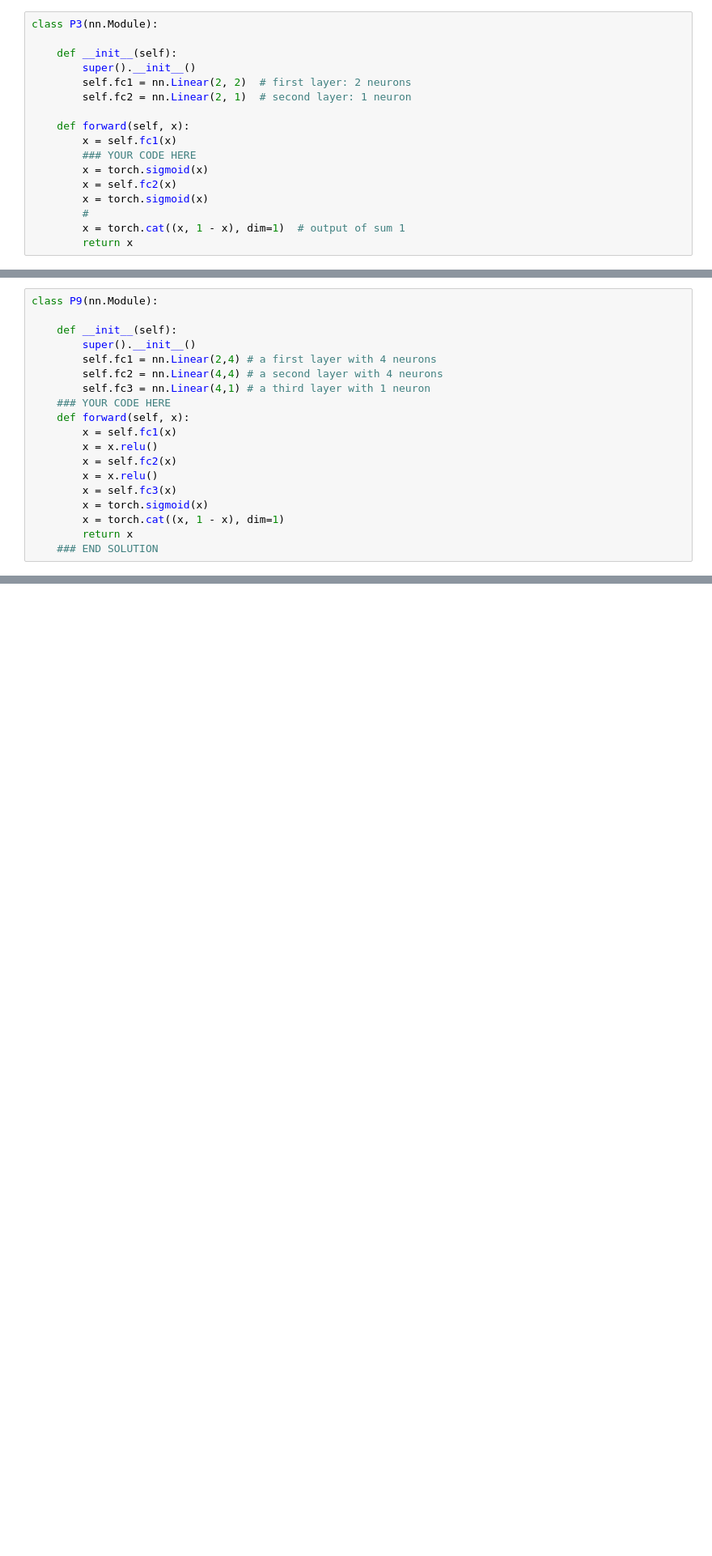
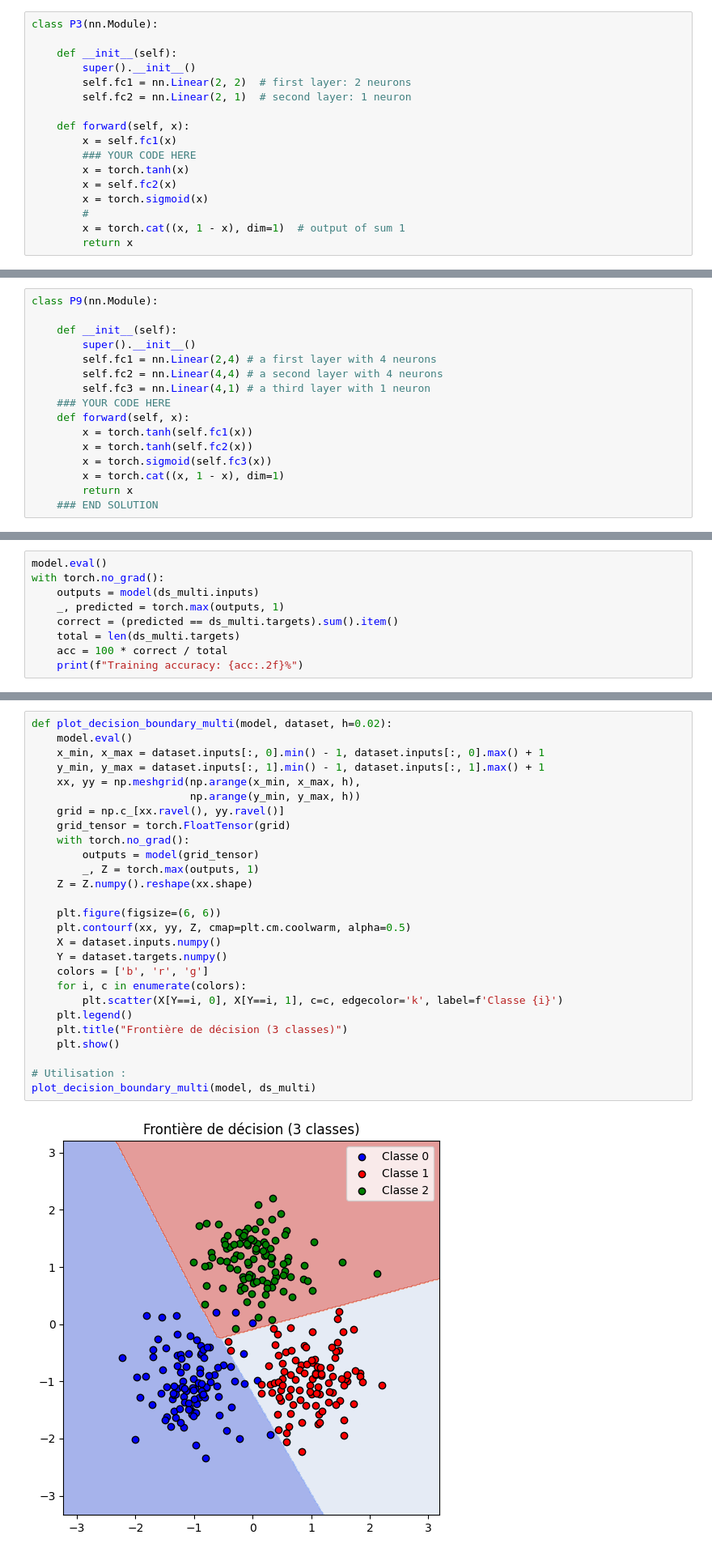
Before and after one commit to Maximelaurent38/Machine-Learning, a Jupyter notebook: practicals/P1/P1_instructions.ipynb, the cells around one changed output, grey strips where cells are left out. Shown: that part at 81% size. Cells and saved outputs as stored; diff of their text form; blank space fills up the shorter version.

```diff
--- a/practicals/P1/P1_instructions.ipynb
+++ b/practicals/P1/P1_instructions.ipynb
@@ -479,7 +479,7 @@ class P3(nn.Module):
     def forward(self, x):
         x = self.fc1(x)
         ### YOUR CODE HERE
-        x = torch.sigmoid(x)
+        x = torch.tanh(x)
         x = self.fc2(x)
         x = torch.sigmoid(x)
         #
@@ -557,12 +556,9 @@ class P9(nn.Module):
         self.fc3 = nn.Linear(4,1) # a third layer with 1 neuron
     ### YOUR CODE HERE
     def forward(self, x):
-        x = self.fc1(x)
-        x = x.relu()
-        x = self.fc2(x)
-        x = x.relu()
-        x = self.fc3(x)
-        x = torch.sigmoid(x)
+        x = torch.tanh(self.fc1(x))
+        x = torch.tanh(self.fc2(x))
+        x = torch.sigmoid(self.fc3(x))
         x = torch.cat((x, 1 - x), dim=1)
         return x
     ### END SOLUTION
@@ -642,0 +706,9 @@ model = P6()
+# %%
+model.eval()
+with torch.no_grad():
+    outputs = model(ds_multi.inputs)
+    _, predicted = torch.max(outputs, 1)
+    correct = (predicted == ds_multi.targets).sum().item()
+    total = len(ds_multi.targets)
+    acc = 100 * correct / total
+    print(f"Training accuracy: {acc:.2f}%")
@@ -642,0 +717,29 @@ model = P6()
+# %%
+def plot_decision_boundary_multi(model, dataset, h=0.02):
+    model.eval()
+    x_min, x_max = dataset.inputs[:, 0].min() - 1, dataset.inputs[:, 0].max() + 1
+    y_min, y_max = dataset.inputs[:, 1].min() - 1, dataset.inputs[:, 1].max() + 1
+    xx, yy = np.meshgrid(np.arange(x_min, x_max, h),
+                         np.arange(y_min, y_max, h))
+    grid = np.c_[xx.ravel(), yy.ravel()]
+    grid_tensor = torch.FloatTensor(grid)
+    with torch.no_grad():
+        outputs = model(grid_tensor)
+        _, Z = torch.max(outputs, 1)
+    Z = Z.numpy().reshape(xx.shape)
+
+    plt.figure(figsize=(6, 6))
+    plt.contourf(xx, yy, Z, cmap=plt.cm.coolwarm, alpha=0.5)
+    X = dataset.inputs.numpy()
+    Y = dataset.targets.numpy()
+    colors = ['b', 'r', 'g']
+    for i, c in enumerate(colors):
+        plt.scatter(X[Y==i, 0], X[Y==i, 1], c=c, edgecolor='k', label=f'Classe {i}')
+    plt.legend()
+    plt.title("Frontière de décision (3 classes)")
+    plt.show()
+
+# Utilisation :
+plot_decision_boundary_multi(model, ds_multi)
+# %% [output]
+[figure, added]
```
Also changed, not shown: parts of 10 cells of this notebook.
